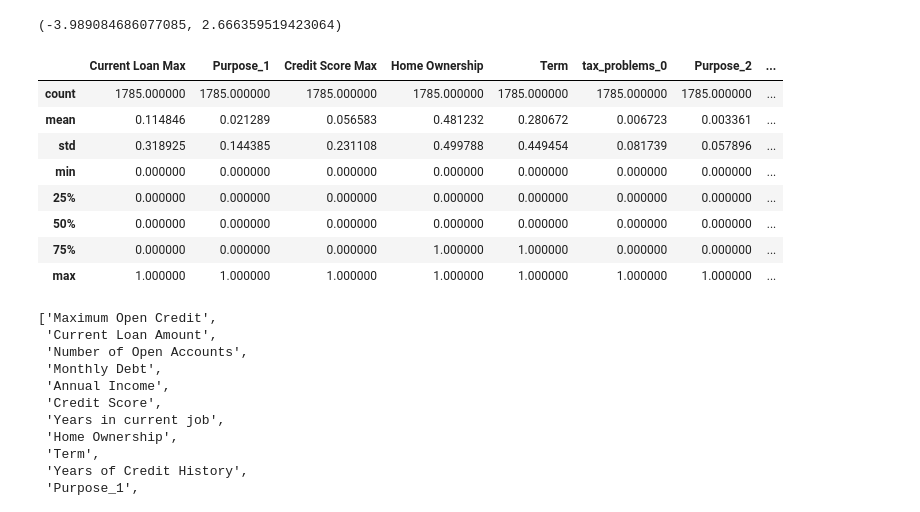
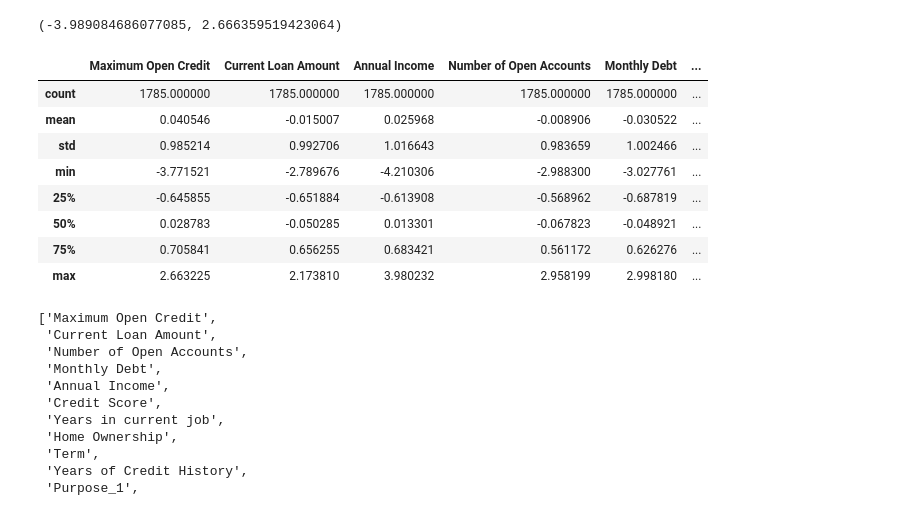
Before and after one commit to KirillKras/Python_DS_more, a Jupyter notebook: training_model_1.ipynb, the cells around one changed output. Cells and saved outputs as stored; diff of their text form; code cells hidden in the pictures.

```diff
--- a/training_model_1.ipynb
+++ b/training_model_1.ipynb
@@ -78,8 +78,8 @@ FEATURE_NAMES = ['Maximum Open Credit', 'Current Loan Amount', 'Number of Open A
        'Purpose_1', 'Purpose_2', 'tax_problems_0', 'Credit Score Max', 'Current Loan Max']
 CAT_FEATURES = set(FEATURE_NAMES).difference(NUM_FEATURES)
 # %%
-X = df[FEATURE_NAMES]
-y = df[TARGET_NAME]
+X_train = df[FEATURE_NAMES]
+y_train = df[TARGET_NAME]
 # %%
 X_train, X_test, y_train, y_test = train_test_split(X, y, shuffle=True, test_size=.25, random_state=42)
 # %%
@@ -478,17 +455,17 @@ X_train['Maximum Open Credit'].min(), X_train['Maximum Open Credit'].max()
 # %% [output]
 (-3.989084686077085, 2.666359519423064)
 # %%
-X_test[CAT_FEATURES].describe()
+X_test[NUM_FEATURES].describe()
 # %% [output]
-|  | Current Loan Max | Purpose_1 | Credit Score Max | Home Ownership | Term | tax_problems_0 | Purpose_2 | ... |
-| count | 1785.000000 | 1785.000000 | 1785.000000 | 1785.000000 | 1785.000000 | 1785.000000 | 1785.000000 | ... |
-| mean | 0.114846 | 0.021289 | 0.056583 | 0.481232 | 0.280672 | 0.006723 | 0.003361 | ... |
-| std | 0.318925 | 0.144385 | 0.231108 | 0.499788 | 0.449454 | 0.081739 | 0.057896 | ... |
-| min | 0.000000 | 0.000000 | 0.000000 | 0.000000 | 0.000000 | 0.000000 | 0.000000 | ... |
-| 25% | 0.000000 | 0.000000 | 0.000000 | 0.000000 | 0.000000 | 0.000000 | 0.000000 | ... |
-| 50% | 0.000000 | 0.000000 | 0.000000 | 0.000000 | 0.000000 | 0.000000 | 0.000000 | ... |
-| 75% | 0.000000 | 0.000000 | 0.000000 | 1.000000 | 1.000000 | 0.000000 | 0.000000 | ... |
-| max | 1.000000 | 1.000000 | 1.000000 | 1.000000 | 1.000000 | 1.000000 | 1.000000 | ... |
+|  | Maximum Open Credit | Current Loan Amount | Annual Income | Number of Open Accounts | Monthly Debt | ... |
+| count | 1785.000000 | 1785.000000 | 1785.000000 | 1785.000000 | 1785.000000 | ... |
+| mean | 0.040546 | -0.015007 | 0.025968 | -0.008906 | -0.030522 | ... |
+| std | 0.985214 | 0.992706 | 1.016643 | 0.983659 | 1.002466 | ... |
+| min | -3.771521 | -2.789676 | -4.210306 | -2.988300 | -3.027761 | ... |
+| 25% | -0.645855 | -0.651884 | -0.613908 | -0.568962 | -0.687819 | ... |
+| 50% | 0.028783 | -0.050285 | 0.013301 | -0.067823 | -0.048921 | ... |
+| 75% | 0.705841 | 0.656255 | 0.683421 | 0.561172 | 0.626276 | ... |
+| max | 2.663225 | 2.173810 | 3.980232 | 2.958199 | 2.998180 | ... |
 # %%
 FEATURE_NAMES
 # %% [output]
```
Also changed, not shown: parts of 5 cells of this notebook, 4 other files.
